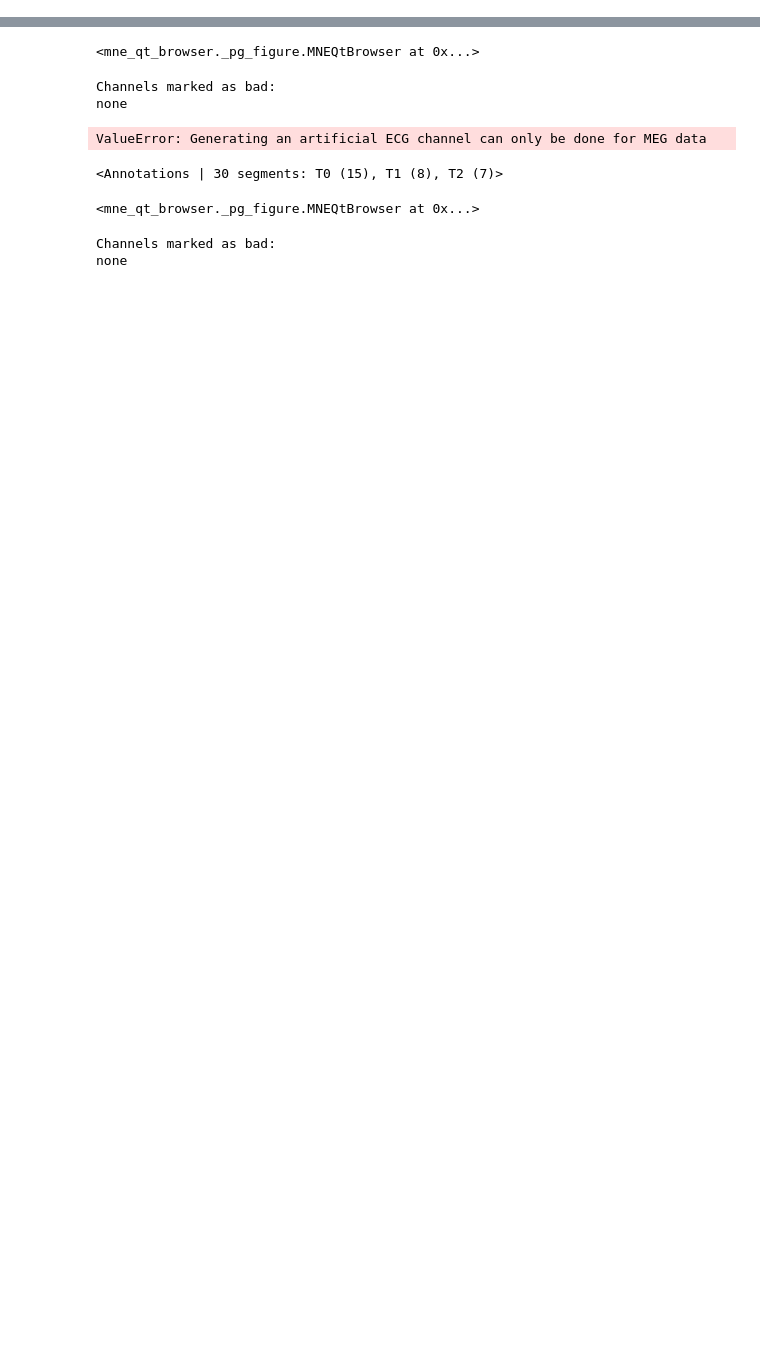
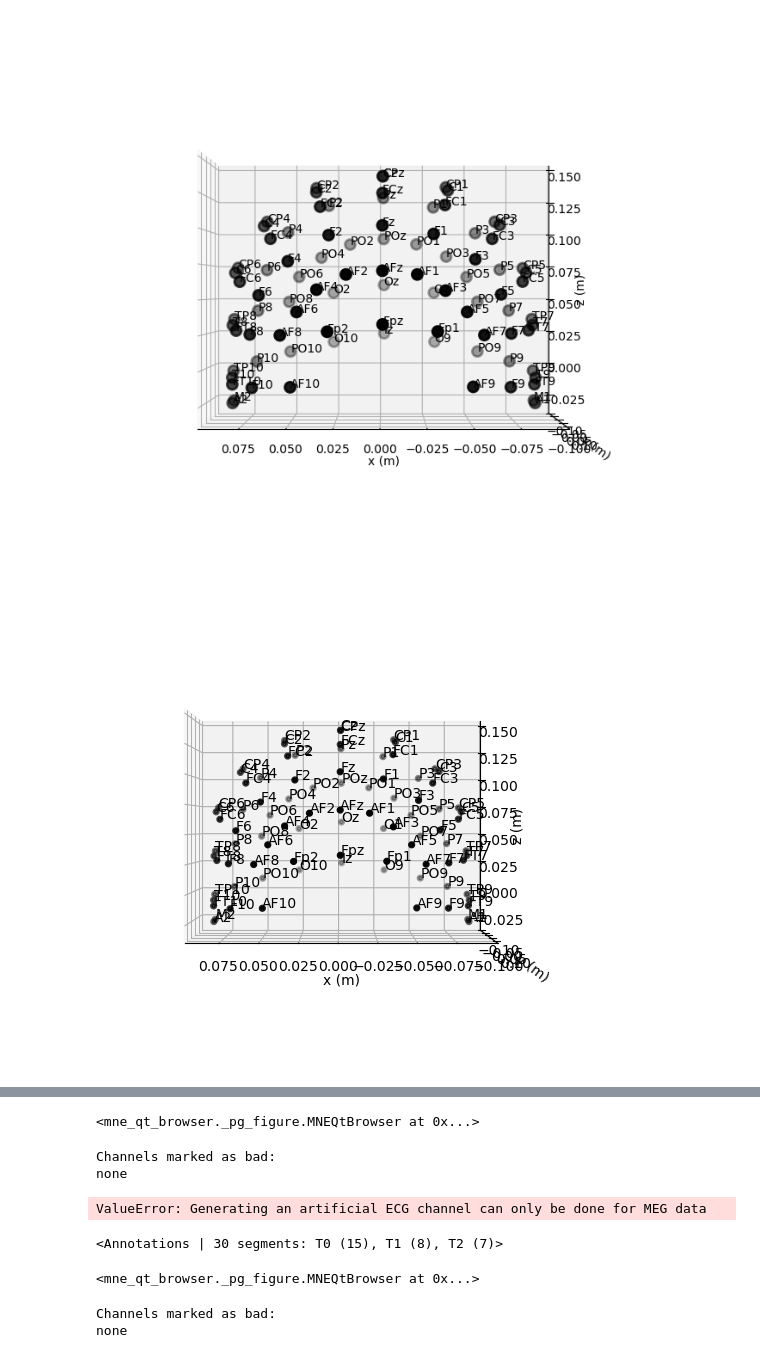
Before and after one commit to ErKnot/eeg-TFA-DEVIA, a Jupyter notebook: eeg_analysis.ipynb, the cells around one changed output, grey strips where cells are left out. Saved outputs shown, nothing was run; the diff lists cells and outputs as text; code cells hidden in the pictures; blank space fills up the shorter version.

```diff
--- a/eeg_analysis.ipynb
+++ b/eeg_analysis.ipynb
@@ -132,0 +69,6 @@ Designing a one-pass, zero-phase, non-causal bandpass filter:
+# %%
+montage = mne.channels.make_standard_montage('standard_1020', head_size='auto')
+mne.viz.plot_montage(montage, kind='3d')
+# %% [output]
+[figure, added]
+[figure, added]
```
Also changed, not shown: parts of 48 cells of this notebook.
